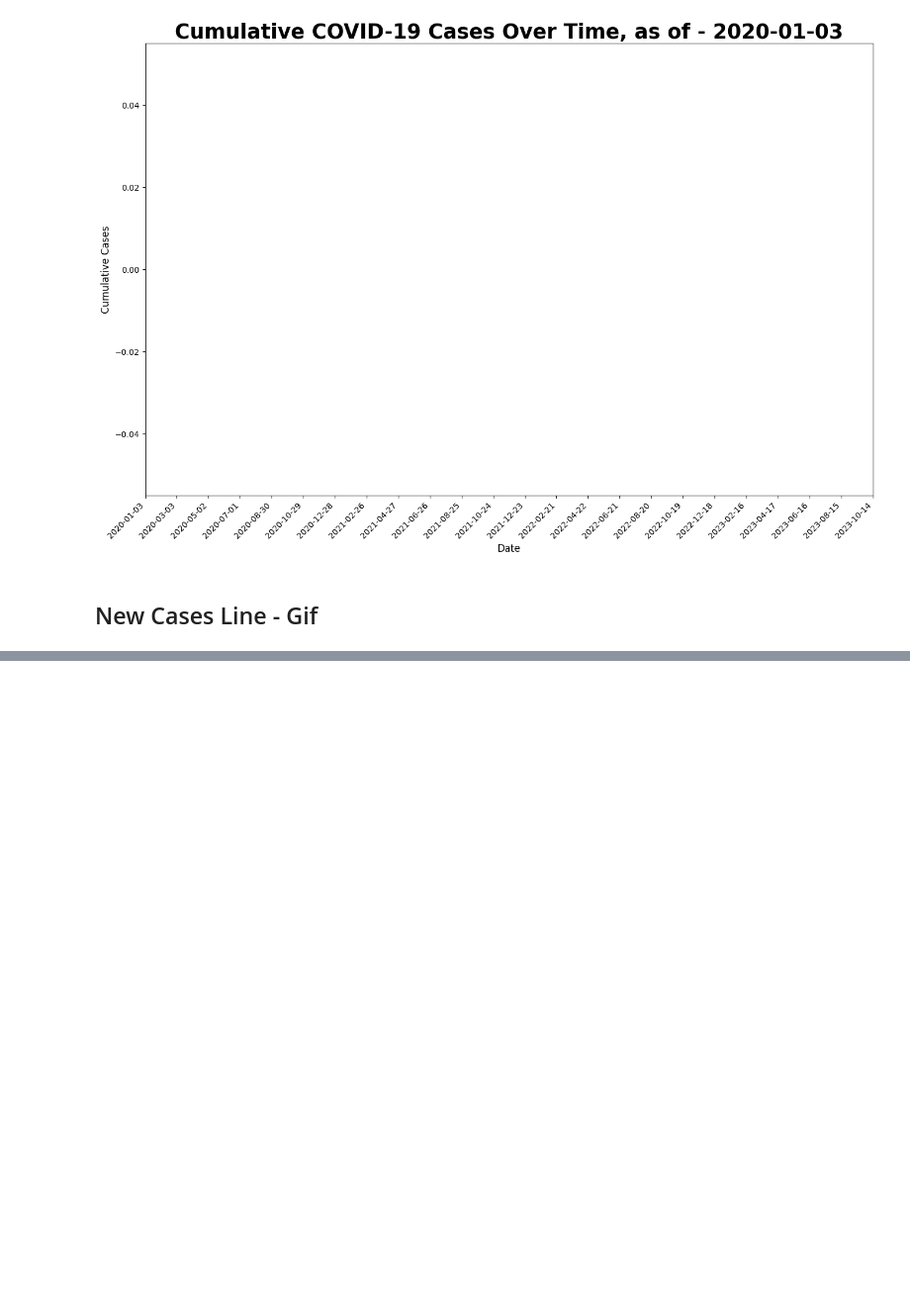
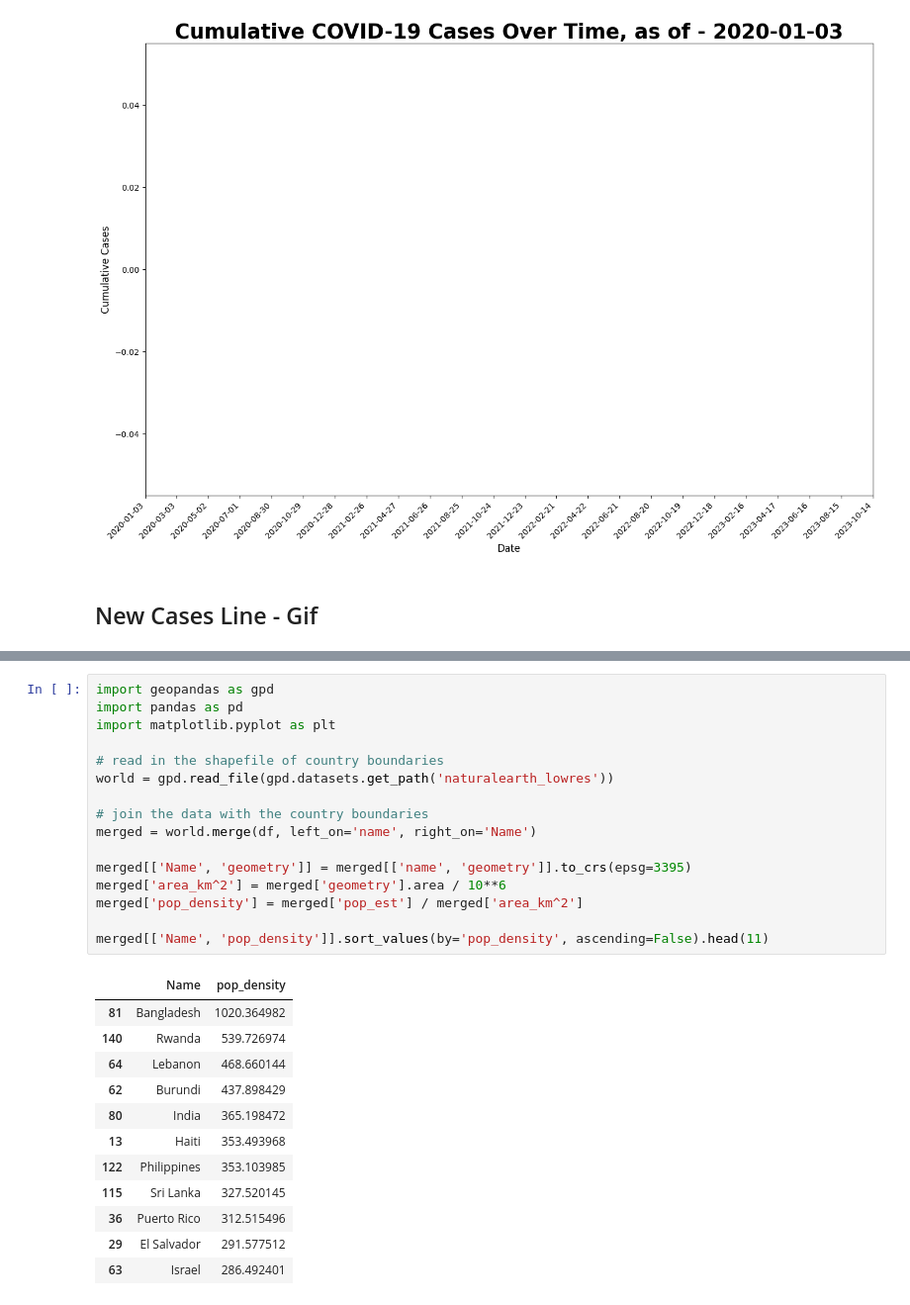
Before and after one commit to VUDataSci/data-presentation-stephenczhao, a Jupyter notebook: Covid.ipynb, the cells around one changed output, grey strips where cells are left out. Shown at 99% size. Cells and saved outputs as stored; diff of their text form; blank space fills up the shorter version.

```diff
--- a/Covid.ipynb
+++ b/Covid.ipynb
@@ -443,0 +482,29 @@ ani_scatter.save('daily_line.gif', writer='pillow', fps=300)  # Adjust fps to ma
+# %%
+import geopandas as gpd
+import pandas as pd
+import matplotlib.pyplot as plt
+
+# read in the shapefile of country boundaries
+world = gpd.read_file(gpd.datasets.get_path('naturalearth_lowres'))
+
+# join the data with the country boundaries
+merged = world.merge(df, left_on='name', right_on='Name')
+
+merged[['Name', 'geometry']] = merged[['name', 'geometry']].to_crs(epsg=3395)
+merged['area_km^2'] = merged['geometry'].area / 10**6
+merged['pop_density'] = merged['pop_est'] / merged['area_km^2']
+
+merged[['Name', 'pop_density']].sort_values(by='pop_density', ascending=False).head(11)
+# %% [output]
+|  | Name | pop_density |
+| 81 | Bangladesh | 1020.364982 |
+| 140 | Rwanda | 539.726974 |
+| 64 | Lebanon | 468.660144 |
+| 62 | Burundi | 437.898429 |
+| 80 | India | 365.198472 |
+| 13 | Haiti | 353.493968 |
+| 122 | Philippines | 353.103985 |
+| 115 | Sri Lanka | 327.520145 |
+| 36 | Puerto Rico | 312.515496 |
+| 29 | El Salvador | 291.577512 |
+| 63 | Israel | 286.492401 |
```
Also changed, not shown: parts of 7 cells of this notebook, 3 other files.
